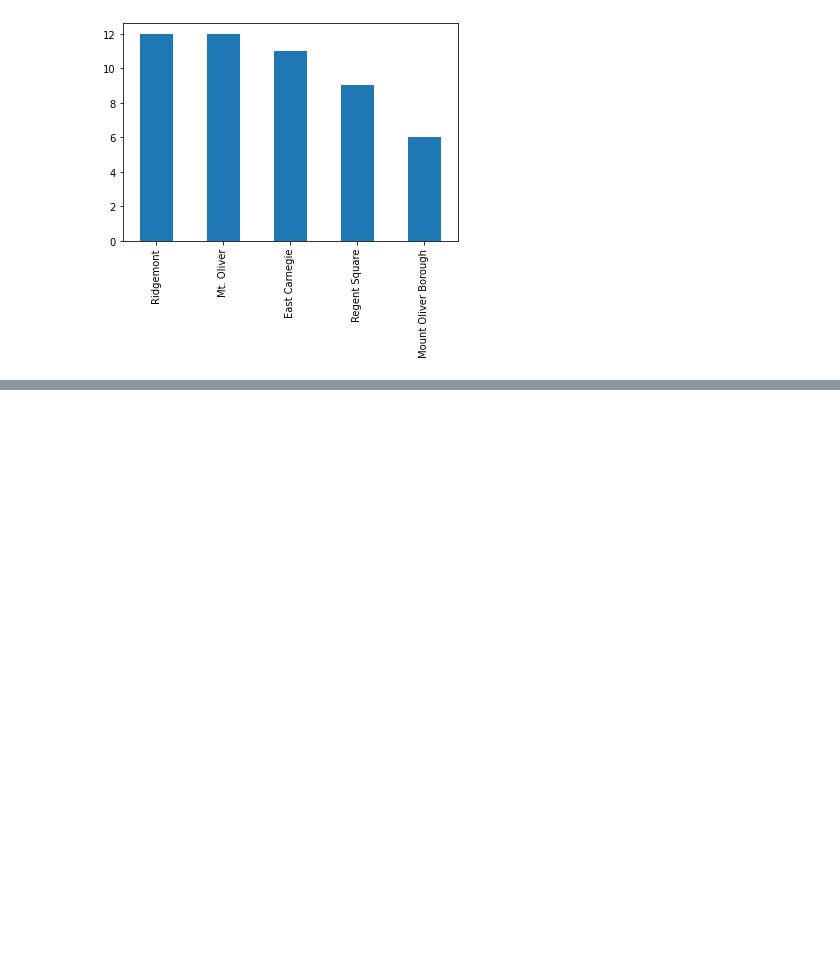
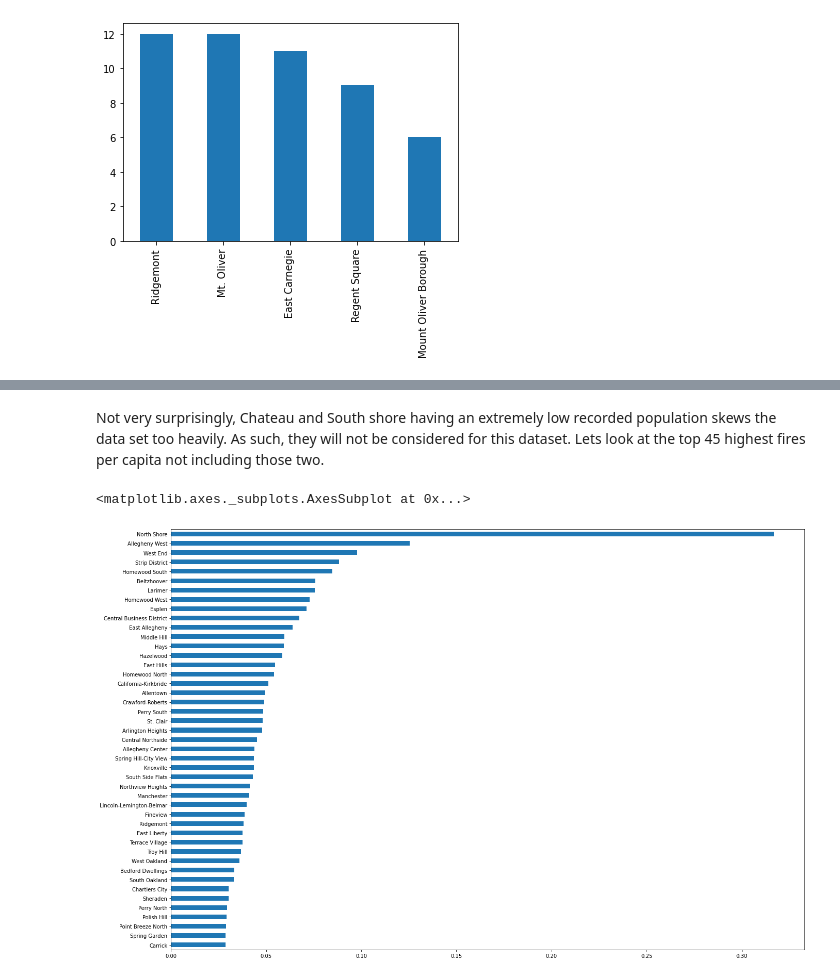
Before and after one commit to GregBetron/big-ideas-final, a Jupyter notebook: Fire.ipynb, the cells around one changed output, grey strips where cells are left out. Cells and saved outputs as stored; diff of their text form; code cells hidden in the pictures; blank space fills up the shorter version.

```diff
--- a/Fire.ipynb
+++ b/Fire.ipynb
@@ -90,0 +175,8 @@ pd.Series(leastFires).plot.bar()
+# %% [markdown]
+Not very surprisingly, Chateau and South shore having an extremely low recorded population skews the data set too heavily. As such, they will not be considered for this dataset. Lets look at the top 45 highest fires per capita not including those two.
+# %%
+droppedFiresPerCap = firesPerCap.drop(['South Shore', 'Chateau'])
+droppedFiresPerCap.tail(45).plot(kind='barh', figsize=(22,15))
+# %% [output]
+<matplotlib.axes._subplots.AxesSubplot at 0x...>
+[figure, added]
```
Also changed, not shown: parts of 35 cells of this notebook, 2 other files.
